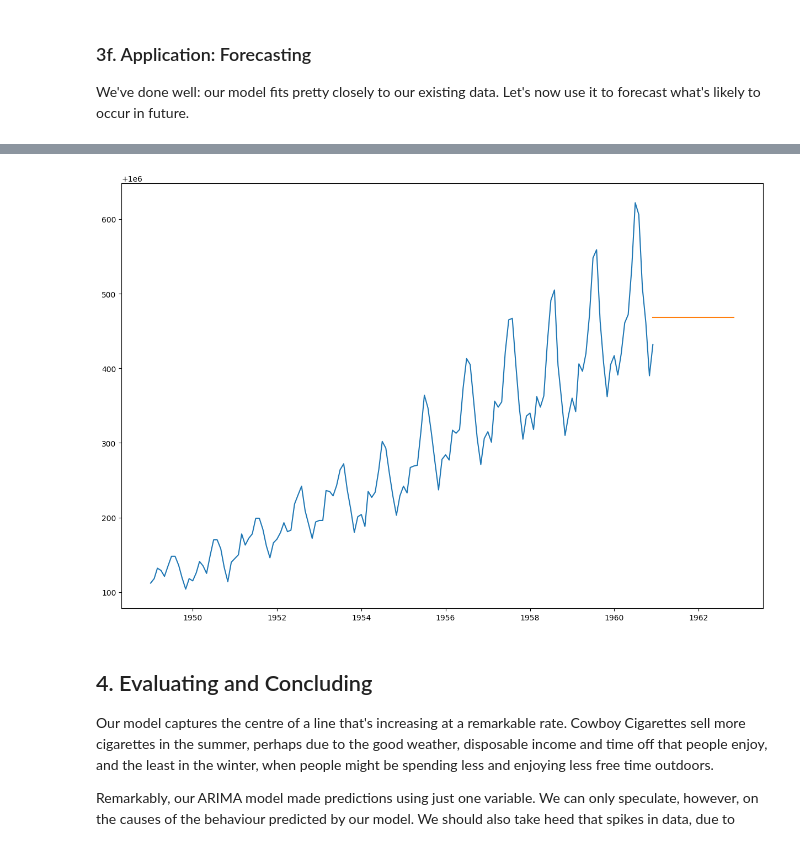
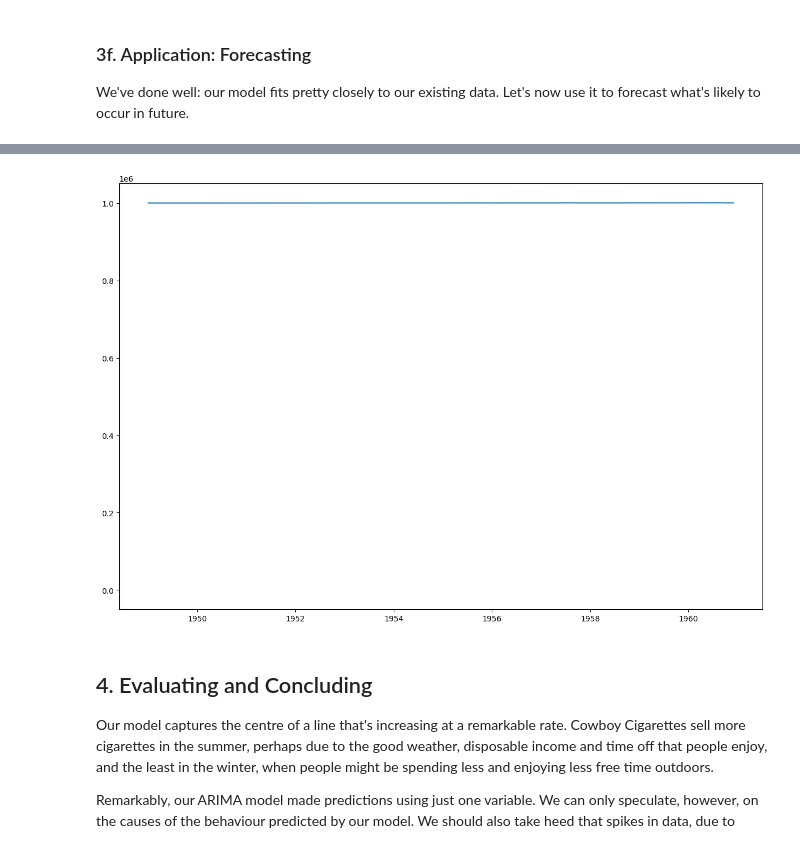
Before and after one commit to Tankstar03/Springboard, a Jupyter notebook: Cowboys&CigrettesCaseStudy/Cowboy Cigarettes Case Study - Tier 3.ipynb, the cells around one changed output, grey strips where cells are left out. Saved outputs shown, nothing was run; the diff lists cells and outputs as text; code cells hidden in the pictures.

```diff
--- a/Cowboys&CigrettesCaseStudy/Cowboy Cigarettes Case Study - Tier 3.ipynb
+++ b/Cowboys&CigrettesCaseStudy/Cowboy Cigarettes Case Study - Tier 3.ipynb
@@ -489,10 +533,11 @@ plt.show()
 # %%
 plt.figure(figsize=(15,10))
 plt.plot(y_old)
-plt.plot(pd.concat([np.exp(y_old['Nov 1960']), np.exp(future_months['Prediction'])]))
+#plt.plot(np.log(pd.concat([y_old['Nov 1960'], future_months['Prediction']])))
+plt.plot(np.log(y_old['Nov 1960']))
 plt.show()
 # %% [output]
-[figure, old version]
+[figure, new version]
 # %% [markdown]
 ## 4. Evaluating and Concluding
 
```
Also changed, not shown: parts of 16 cells of this notebook.
